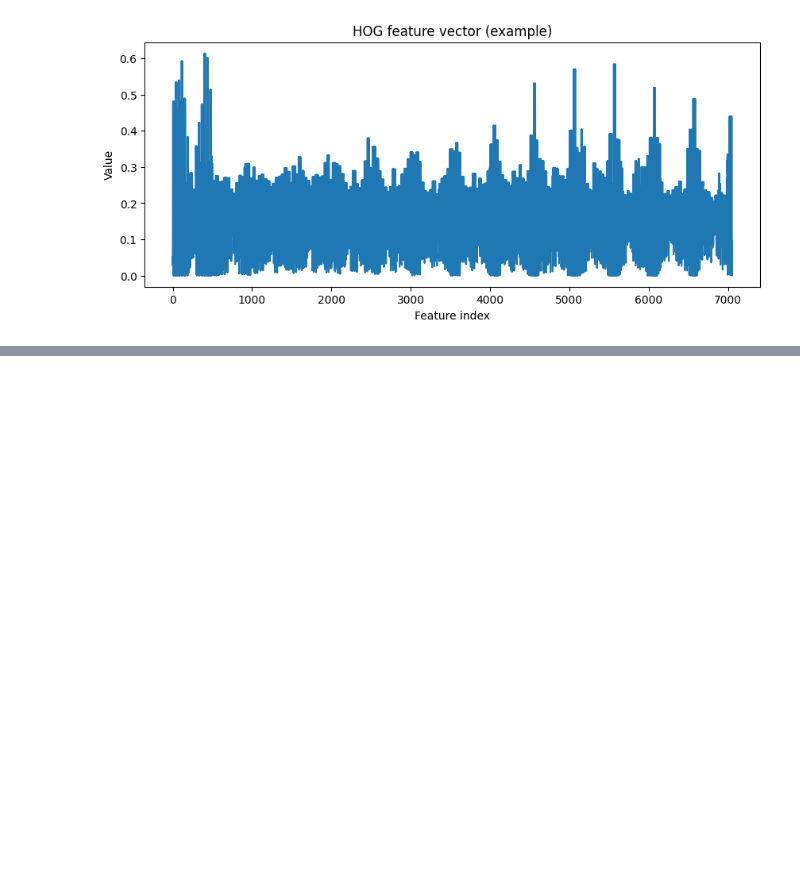
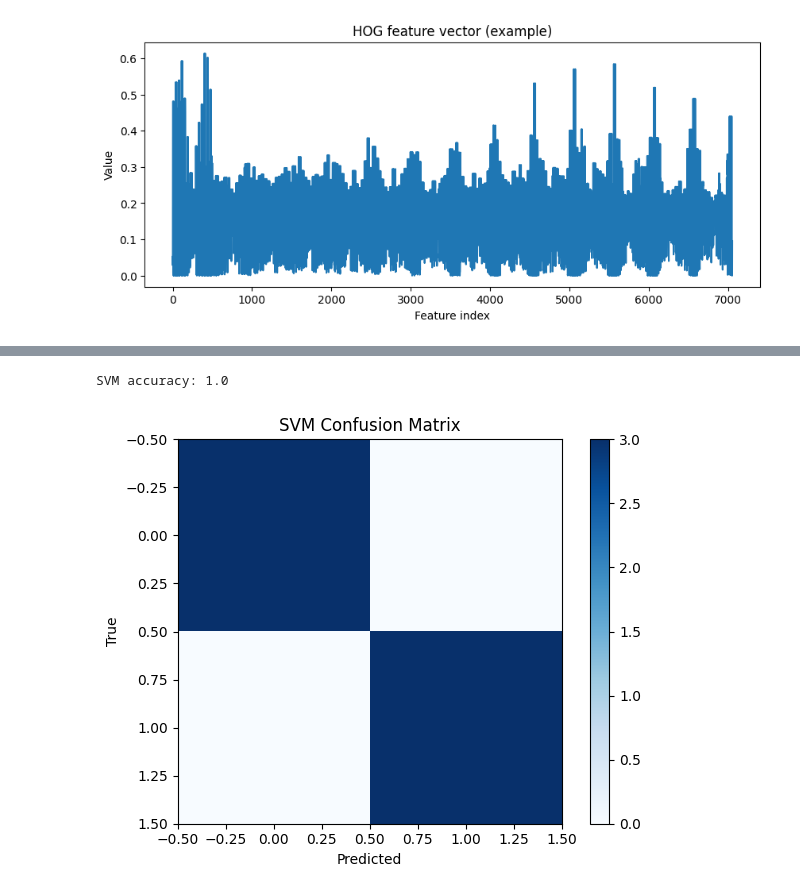
Before and after one commit to A01799073/AguacAIte-Labs, a Jupyter notebook: data/notebooks/03_feature_extraction.ipynb, the cells around one changed output, grey strips where cells are left out. Cells and saved outputs as stored; diff of their text form; code cells hidden in the pictures; blank space fills up the shorter version.

```diff
--- a/data/notebooks/03_feature_extraction.ipynb
+++ b/data/notebooks/03_feature_extraction.ipynb
@@ -139,0 +166,24 @@ k=10 | accuracy=0.8333
+# %%
+# SVM
+from src.models.svm import train_svm, evaluate_svm
+
+svm_model = train_svm(X_train, y_train)
+svm_metrics = evaluate_svm(svm_model, X_test, y_test)
+
+print("SVM accuracy:", svm_metrics["accuracy"])
+
+plt.imshow(svm_metrics["confusion_matrix"], cmap="Blues")
+plt.title("SVM Confusion Matrix")
+plt.xlabel("Predicted")
+plt.ylabel("True")
+plt.colorbar()
+plt.tight_layout()
+plt.savefig(
+    RESULTS_DIR / "svm_confusion_matrix.png",
+    dpi=300,
+    bbox_inches="tight"
+)
+plt.show()
+# %% [output]
+SVM accuracy: 1.0
+[figure, added]
```
Also changed, not shown: parts of 2 cells of this notebook.
